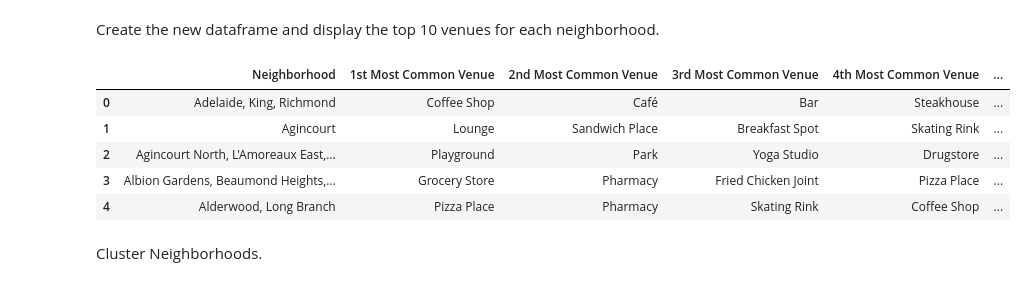
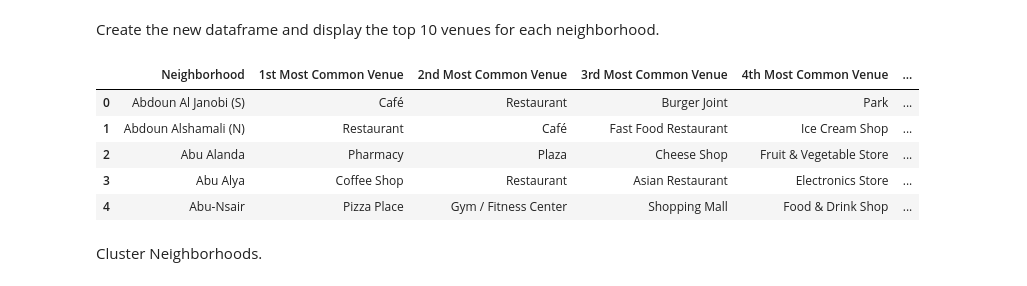
Before and after one commit to Yahyaabualhaj/Coursera_Capstone, a Jupyter notebook: notebooks/w_3_4.ipynb, the cells around one changed output. Drawn from its saved outputs; the diff is of its cells as text; code cells hidden in the pictures.

```diff
--- a/notebooks/w_3_4.ipynb
+++ b/notebooks/w_3_4.ipynb
@@ -201,8 +161,8 @@ url = 'https://api.foursquare.com/v2/venues/explore?&client_id={}&client_secret=
     CLIENT_ID,
     CLIENT_SECRET,
     VERSION,
-    df_cleaned.loc[1,'Latitude'],
-    df_cleaned.loc[1,'Longitude'],
+    df1.loc[1,'Latitude'],
+    df1.loc[1,'Longitude'],
     radius,
     LIMIT)
 url # display URL
@@ -274,8 +234,8 @@ def getNearbyVenues(names, latitudes, longitudes, radius=500):
 
     return(nearby_venues)
 # %%
-toronto_venues = getNearbyVenues(names=df_cleaned['Neighbourhood'],
-                                   latitudes=df_cleaned['Latitude'],
-                                   longitudes=df_cleaned['Longitude']
+amman_venues = getNearbyVenues(names=df1['Location'],
+                                   latitudes=df1['Latitude'],
+                                   longitudes=df1['Longitude']
                                   )
 # %% [output]
@@ -341,14 +302,14 @@ Find out how many unique categories can be curated from all the returned venues
 Analyze Each Neighborhood.
 # %%
 # one hot encoding
-toronto_onehot = pd.get_dummies(toronto_venues[['Venue Category']], prefix="", prefix_sep="")
+amman_onehot = pd.get_dummies(amman_venues[['Venue Category']], prefix="", prefix_sep="")
 
 # add neighborhood column back to dataframe
-toronto_onehot['Neighborhood'] = toronto_venues['Neighborhood']
+amman_onehot['Neighborhood'] = amman_venues['Neighborhood']
 
-fixed_columns = [col for col in toronto_onehot.columns if col != 'Neighborhood' ]
+fixed_columns = [col for col in amman_onehot.columns if col != 'Neighborhood' ]
 fixed_columns =  ['Neighborhood'] + fixed_columns
-toronto_onehot = toronto_onehot[fixed_columns]
+amman_onehot = amman_onehot[fixed_columns]
 
-toronto_onehot.head()
+amman_onehot.head()
 # %% [output]
@@ -367,4 +328,4 @@ toronto_onehot.shape
 # %%
-toronto_grouped = toronto_onehot.groupby('Neighborhood').mean().reset_index()
-toronto_grouped
+amman_grouped = amman_onehot.groupby('Neighborhood').mean().reset_index()
+amman_grouped
 # %% [output]
@@ -433,31 +394,31 @@ Create the new dataframe and display the top 10 venues for each neighborhood.
 # %%
 num_top_venues = 10
 
 indicators = ['st', 'nd', 'rd']
 
 # create columns according to number of top venues
 columns = ['Neighborhood']
 for ind in np.arange(num_top_venues):
     try:
         columns.append('{}{} Most Common Venue'.format(ind+1, indicators[ind]))
     except:
         columns.append('{}th Most Common Venue'.format(ind+1))
 
 # create a new dataframe
 neighborhoods_venues_sorted = pd.DataFrame(columns=columns)
-neighborhoods_venues_sorted['Neighborhood'] = toronto_grouped['Neighborhood']
+neighborhoods_venues_sorted['Neighborhood'] = amman_grouped['Neighborhood']
 
-for ind in np.arange(toronto_grouped.shape[0]):
-    neighborhoods_venues_sorted.iloc[ind, 1:] = return_most_common_venues(toronto_grouped.iloc[ind, :], num_top_venues)
+for ind in np.arange(amman_grouped.shape[0]):
+    neighborhoods_venues_sorted.iloc[ind, 1:] = return_most_common_venues(amman_grouped.iloc[ind, :], num_top_venues)
 
 neighborhoods_venues_sorted.head()
 # %% [output]
 |  | Neighborhood | 1st Most Common Venue | 2nd Most Common Venue | 3rd Most Common Venue | 4th Most Common Venue | ... |
-| 0 | Adelaide, King, Richmond | Coffee Shop | Café | Bar | Steakhouse | ... |
-| 1 | Agincourt | Lounge | Sandwich Place | Breakfast Spot | Skating Rink | ... |
-| 2 | Agincourt North, L'Amoreaux East,... | Playground | Park | Yoga Studio | Drugstore | ... |
-| 3 | Albion Gardens, Beaumond Heights,... | Grocery Store | Pharmacy | Fried Chicken Joint | Pizza Place | ... |
-| 4 | Alderwood, Long Branch | Pizza Place | Pharmacy | Skating Rink | Coffee Shop | ... |
+| 0 | Abdoun Al Janobi (S) | Café | Restaurant | Burger Joint | Park | ... |
+| 1 | Abdoun Alshamali (N) | Restaurant | Café | Fast Food Restaurant | Ice Cream Shop | ... |
+| 2 | Abu Alanda | Pharmacy | Plaza | Cheese Shop | Fruit & Vegetable Store | ... |
+| 3 | Abu Alya | Coffee Shop | Restaurant | Asian Restaurant | Electronics Store | ... |
+| 4 | Abu-Nsair | Pizza Place | Gym / Fitness Center | Shopping Mall | Food & Drink Shop | ... |
 # %% [markdown]
 
 Cluster Neighborhoods.
```
Also changed, not shown: parts of 29 cells of this notebook.
